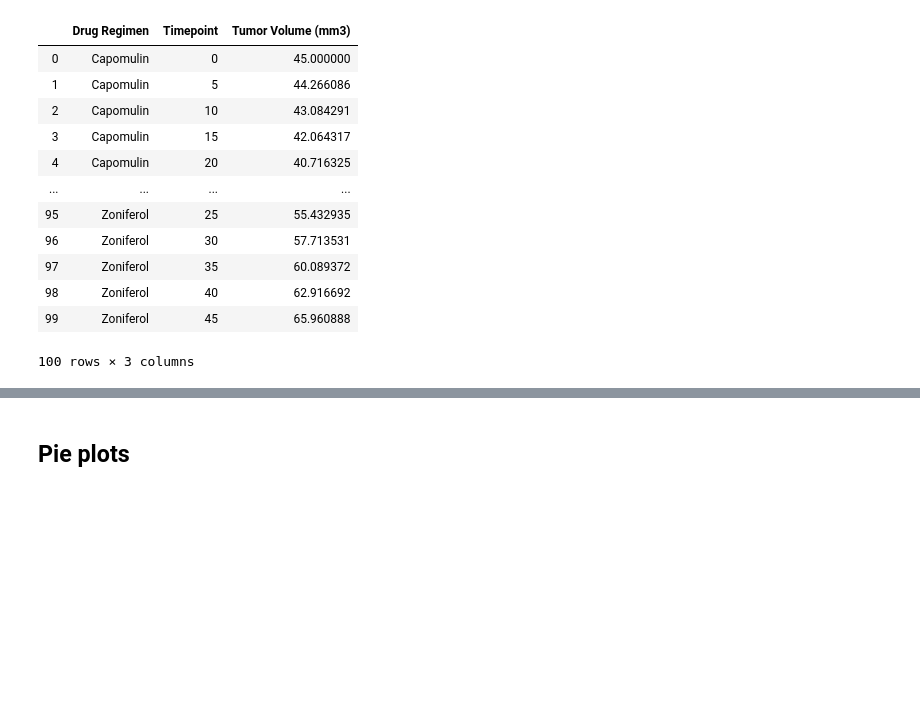
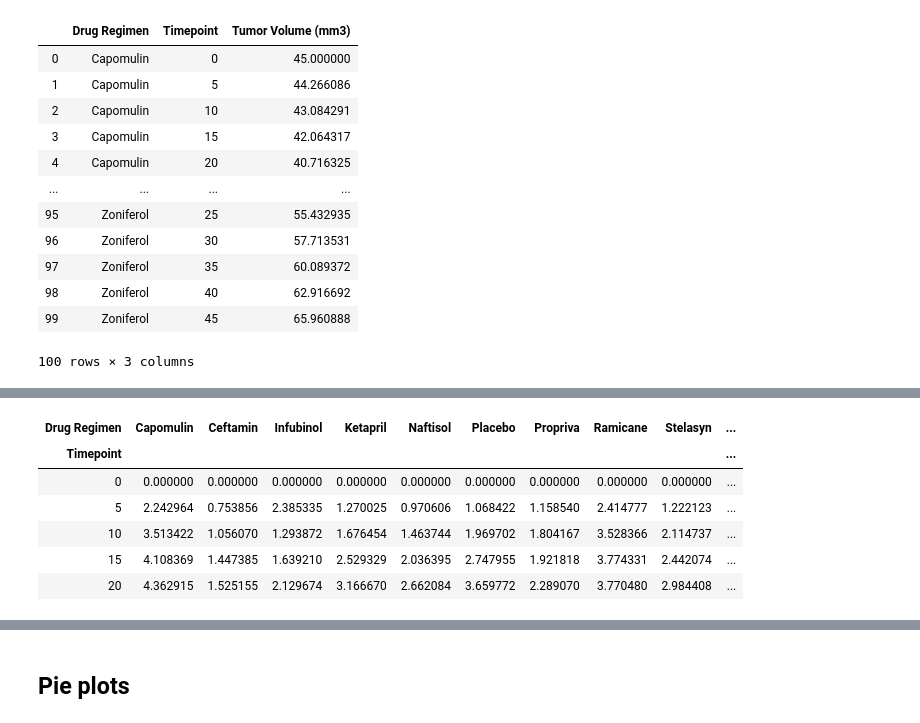
Before and after one commit to alexanderdyan/matplotlib-challenge, a Jupyter notebook: Pymaceuticals/pymaceuticals_starter.ipynb, the cells around one changed output, grey strips where cells are left out. Saved outputs shown, nothing was run; the diff lists cells and outputs as text; code cells hidden in the pictures; blank space fills up the shorter version.

```diff
--- a/Pymaceuticals/pymaceuticals_starter.ipynb
+++ b/Pymaceuticals/pymaceuticals_starter.ipynb
@@ -85,0 +126,6 @@ dataframeGroupMean
+# %%
+#Group combined data frame by drug regimen and timepoint
+#Extract the standard deviation of the tumor volume column
+dataframeGroupStDev = dataframe.groupby(["Drug Regimen", "Timepoint"])['Tumor Volume (mm3)'].std()
+dataframeGroupStDev = dataframeGroupStDev.reset_index()
+dataframeGroupStDev
@@ -86,2 +146,14 @@ dataframeGroupMean
+# %%
+# reformat dataframes
+dataframeGroupStDev = dataframeGroupStDev.pivot(index='Timepoint', columns='Drug Regimen',values='Tumor Volume (mm3)')
+dataframeGroupStDev.head()
+# %% [output]
+| Drug Regimen | Capomulin | Ceftamin | Infubinol | Ketapril | Naftisol | Placebo | Propriva | Ramicane | Stelasyn | ... |
+| Timepoint |  |  |  |  |  |  |  |  |  | ... |
+| 0 | 0.000000 | 0.000000 | 0.000000 | 0.000000 | 0.000000 | 0.000000 | 0.000000 | 0.000000 | 0.000000 | ... |
+| 5 | 2.242964 | 0.753856 | 2.385335 | 1.270025 | 0.970606 | 1.068422 | 1.158540 | 2.414777 | 1.222123 | ... |
+| 10 | 3.513422 | 1.056070 | 1.293872 | 1.676454 | 1.463744 | 1.969702 | 1.804167 | 3.528366 | 2.114737 | ... |
+| 15 | 4.108369 | 1.447385 | 1.639210 | 2.529329 | 2.036395 | 2.747955 | 1.921818 | 3.774331 | 2.442074 | ... |
+| 20 | 4.362915 | 1.525155 | 2.129674 | 3.166670 | 2.662084 | 3.659772 | 2.289070 | 3.770480 | 2.984408 | ... |
 # %%
 # Generate a bar plot showing number of data points for each treatment regimen using pandas
```
Also changed, not shown: parts of 8 cells of this notebook.
